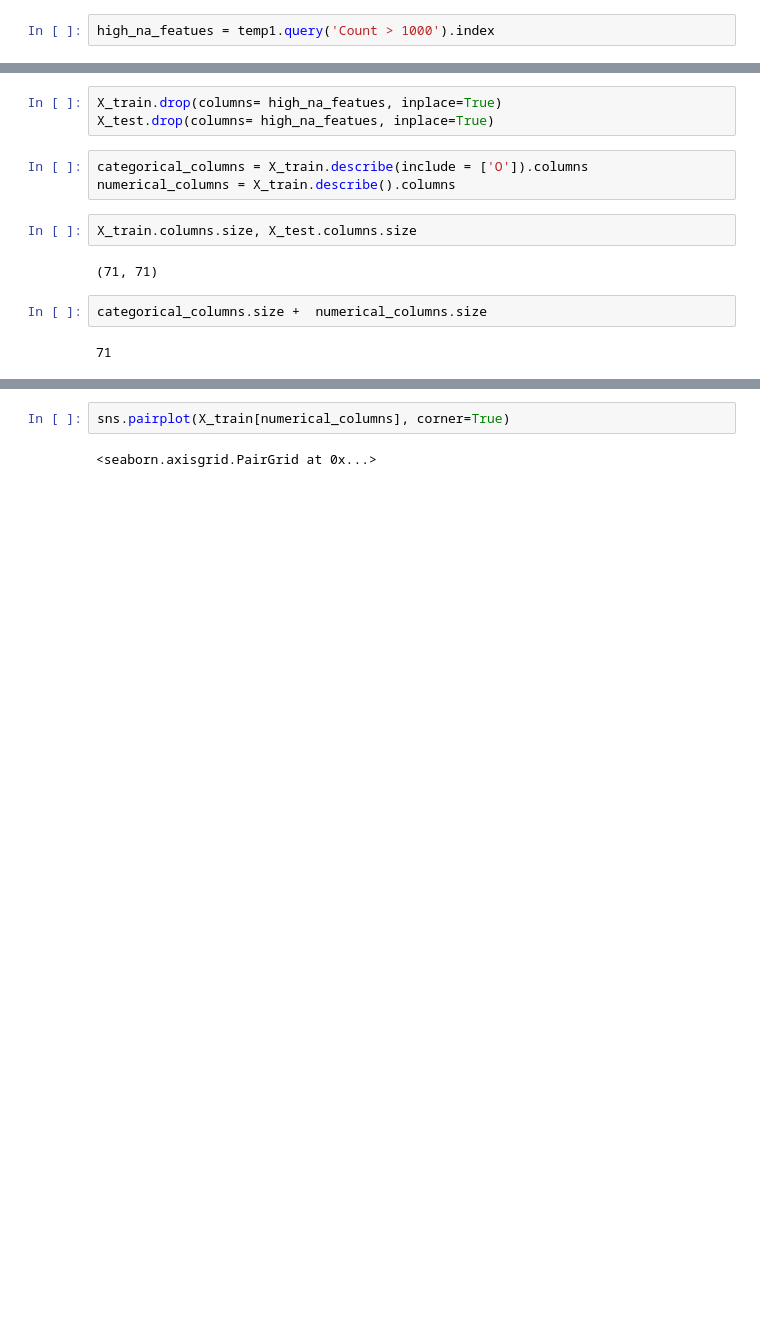
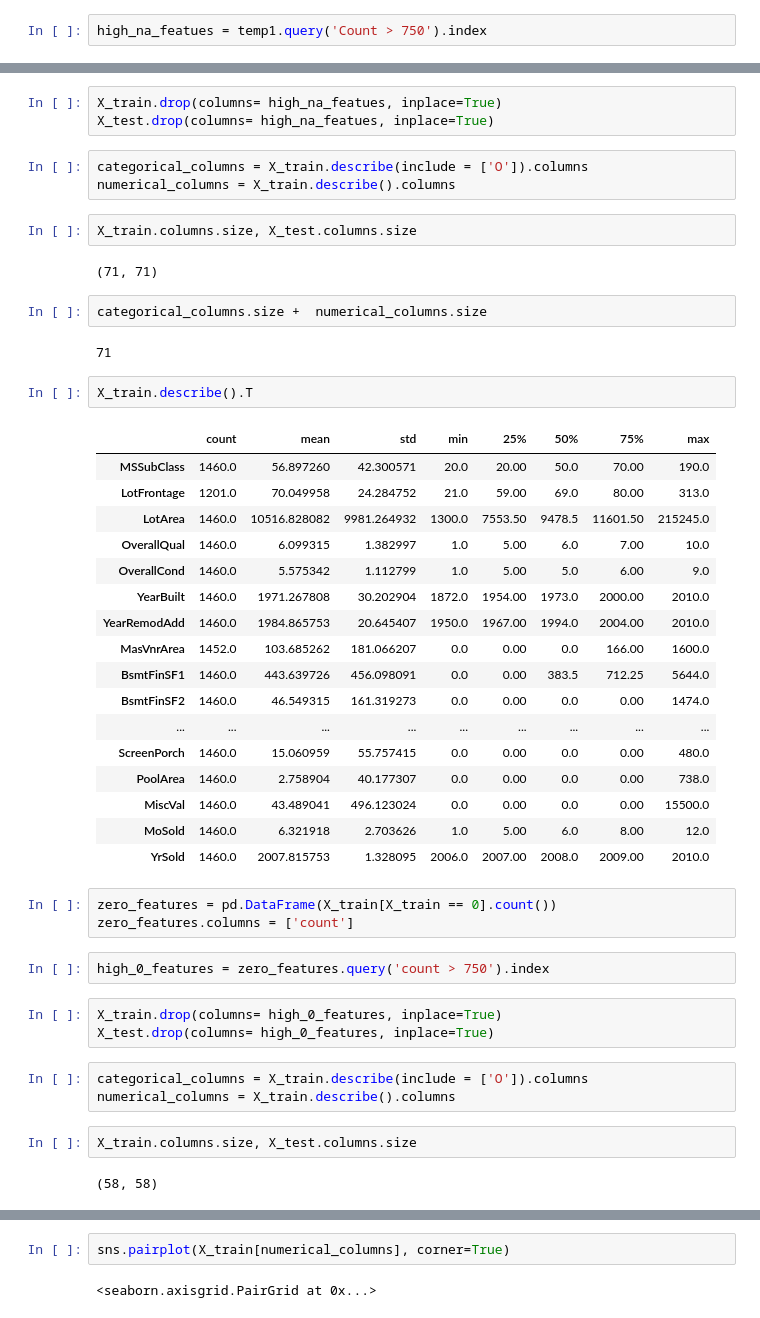
Before and after one commit to nandhukumar86/mykagglesubmissions, a Jupyter notebook: house_prices_advanced_regression_techniques.ipynb, the cells around one changed output, grey strips where cells are left out. Cells and saved outputs as stored; diff of their text form; blank space fills up the shorter version.

```diff
--- a/house_prices_advanced_regression_techniques.ipynb
+++ b/house_prices_advanced_regression_techniques.ipynb
@@ -154,7 +159,7 @@ temp1.query('Count > 1000') #approximately more than 50% of test data
 # %% [markdown]
 The above columns has more null values and it does not store good amount of data to train the model. Hence Dropping these columns.
 # %%
-high_na_featues = temp1.query('Count > 1000').index
+high_na_featues = temp1.query('Count > 750').index
 # %%
 high_na_featues
 # %% [output]
@@ -173,3 +178,38 @@ X_train.columns.size, X_test.columns.size
 categorical_columns.size +  numerical_columns.size
 # %% [output]
 71
+# %%
+X_train.describe().T
+# %% [output]
+|  | count | mean | std | min | 25% | 50% | 75% | max |
+| MSSubClass | 1460.0 | 56.897260 | 42.300571 | 20.0 | 20.00 | 50.0 | 70.00 | 190.0 |
+| LotFrontage | 1201.0 | 70.049958 | 24.284752 | 21.0 | 59.00 | 69.0 | 80.00 | 313.0 |
+| LotArea | 1460.0 | 10516.828082 | 9981.264932 | 1300.0 | 7553.50 | 9478.5 | 11601.50 | 215245.0 |
+| OverallQual | 1460.0 | 6.099315 | 1.382997 | 1.0 | 5.00 | 6.0 | 7.00 | 10.0 |
+| OverallCond | 1460.0 | 5.575342 | 1.112799 | 1.0 | 5.00 | 5.0 | 6.00 | 9.0 |
+| YearBuilt | 1460.0 | 1971.267808 | 30.202904 | 1872.0 | 1954.00 | 1973.0 | 2000.00 | 2010.0 |
+| YearRemodAdd | 1460.0 | 1984.865753 | 20.645407 | 1950.0 | 1967.00 | 1994.0 | 2004.00 | 2010.0 |
+| MasVnrArea | 1452.0 | 103.685262 | 181.066207 | 0.0 | 0.00 | 0.0 | 166.00 | 1600.0 |
+| BsmtFinSF1 | 1460.0 | 443.639726 | 456.098091 | 0.0 | 0.00 | 383.5 | 712.25 | 5644.0 |
+| BsmtFinSF2 | 1460.0 | 46.549315 | 161.319273 | 0.0 | 0.00 | 0.0 | 0.00 | 1474.0 |
+| ... | ... | ... | ... | ... | ... | ... | ... | ... |
+| ScreenPorch | 1460.0 | 15.060959 | 55.757415 | 0.0 | 0.00 | 0.0 | 0.00 | 480.0 |
+| PoolArea | 1460.0 | 2.758904 | 40.177307 | 0.0 | 0.00 | 0.0 | 0.00 | 738.0 |
+| MiscVal | 1460.0 | 43.489041 | 496.123024 | 0.0 | 0.00 | 0.0 | 0.00 | 15500.0 |
+| MoSold | 1460.0 | 6.321918 | 2.703626 | 1.0 | 5.00 | 6.0 | 8.00 | 12.0 |
+| YrSold | 1460.0 | 2007.815753 | 1.328095 | 2006.0 | 2007.00 | 2008.0 | 2009.00 | 2010.0 |
+# %%
+zero_features = pd.DataFrame(X_train[X_train == 0].count())
+zero_features.columns = ['count']
+# %%
+high_0_features = zero_features.query('count > 750').index
+# %%
+X_train.drop(columns= high_0_features, inplace=True)
+X_test.drop(columns= high_0_features, inplace=True)
+# %%
+categorical_columns = X_train.describe(include = ['O']).columns
+numerical_columns = X_train.describe().columns
+# %%
+X_train.columns.size, X_test.columns.size
+# %% [output]
+(58, 58)
```
Also changed, not shown: parts of 11 cells of this notebook.
